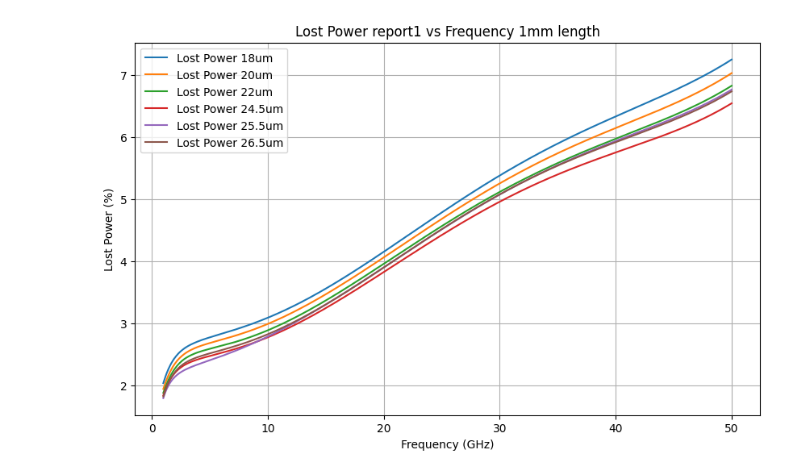
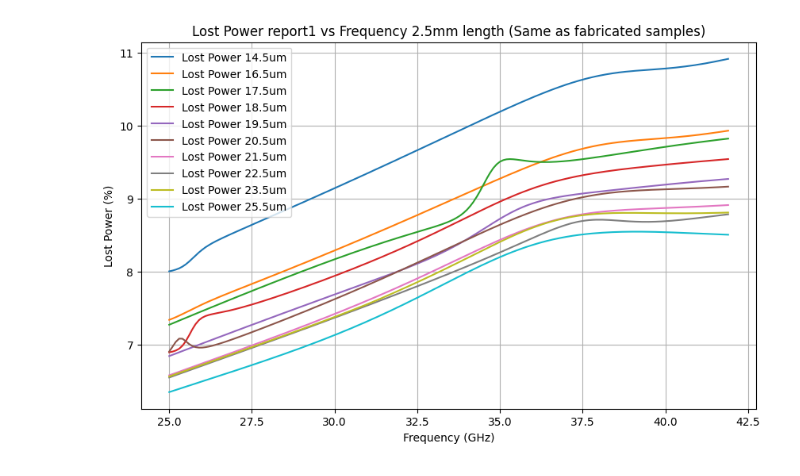
Before and after one commit to hrithik254/HFSS-layouts, a Jupyter notebook: Reports/Report1/graphs.ipynb, the cells around one changed output. Drawn from its saved outputs; the diff is of its cells as text; code cells hidden in the pictures.

```diff
--- a/Reports/Report1/graphs.ipynb
+++ b/Reports/Report1/graphs.ipynb
@@ -3,0 +5,3 @@ import matplotlib.pyplot as plt
+# %%
+min_freq = 25 #ghz
+max_freq = 42 #ghz
@@ -5,15 +68,17 @@ import matplotlib.pyplot as plt
 filename = 'Terminal S11 Parameter Plot1.csv'
 fields = []  # Column names
 rows = []    # Data rows
-freq = []
-S11_18um = []
-S11_19um = []
-S11_20um = []
-S11_22um = []
+freqS11 = []
+S11_14_5um = []
+S11_16_5um = []
+S11_17_5um = []
+S11_18_5um = []
+S11_19_5um = []
+S11_20_5um = []
+S11_21_5um = []
+S11_22_5um = []
 S11_23_5um = []
-S11_24_5um = []
 S11_25_5um = []
-S11_26_5um = []
 with open(filename, 'r') as csvfile:
     csvreader = csv.reader(csvfile)  # Reader object
 
@@ -94,44 +236,57 @@ plt.show()
 # %%
 filename = 'lost_power_fraction.csv'
 fields = []  # Column names
 rows = []    # Data rows
-freq = []
-LostPower_18um = []
-LostPower_19um = []
-LostPower_20um = []
-LostPower_22um = []
+freq_LPF = []
+LostPower_14_5um = []
+LostPower_16_5um = []
+LostPower_17_5um = []
+LostPower_18_5um = []
+LostPower_19_5um = []
+LostPower_20_5um = []
+LostPower_21_5um = []
+LostPower_22_5um = []
 LostPower_23_5um = []
-LostPower_24_5um = []
 LostPower_25_5um = []
-LostPower_26_5um = []
+
 with open(filename, 'r') as csvfile:
     csvreader = csv.reader(csvfile)  # Reader object
 
     fields = next(csvreader)  # Read header
     for row in csvreader:     # Read rows
         rows.append(row)
 for r in rows:
-    freq.append(float(r[0]))
-    LostPower_18um.append(100*float(r[1]))
-    LostPower_19um.append(100*float(r[2]))
-    LostPower_20um.append(100*float(r[3]))
-    LostPower_22um.append(100*float(r[4]))
-    LostPower_23_5um.append(100*float(r[5]))
-    LostPower_24_5um.append(100*float(r[6]))
-    LostPower_25_5um.append(100*float(r[7]))
-    LostPower_26_5um.append(100*float(r[8]))
+    freq_LPF.append(float(r[0]))
+    LostPower_14_5um.append(100*float(r[1]))
+    LostPower_16_5um.append(100*float(r[2]))
+    LostPower_17_5um.append(100*float(r[3]))
+    LostPower_18_5um.append(100*float(r[4]))
+    LostPower_19_5um.append(100*float(r[5]))
+    LostPower_20_5um.append(100*float(r[6]))
+    LostPower_21_5um.append(100*float(r[7]))
+    LostPower_22_5um.append(100*float(r[8]))
+    LostPower_23_5um.append(100*float(r[9]))
+    LostPower_25_5um.append(100*float(r[10]))
+
+min_freq_index = freq_LPF.index(min(filter(lambda f: f >= min_freq, freq_LPF)))
+max_freq_index = freq_LPF.index(max(filter(lambda f: f <= max_freq, freq_LPF)))
+
 plt.figure(figsize=(10, 6))
-plt.plot(freq, LostPower_18um, label="Lost Power 18um")
-plt.plot(freq, LostPower_20um, label="Lost Power 20um")
-plt.plot(freq, LostPower_22um, label="Lost Power 22um")
-plt.plot(freq, LostPower_24_5um, label="Lost Power 24.5um")
-plt.plot(freq, LostPower_25_5um, label="Lost Power 25.5um")
-plt.plot(freq, LostPower_26_5um, label="Lost Power 26.5um")
+plt.plot(freq_LPF[min_freq_index:max_freq_index], LostPower_14_5um[min_freq_index:max_freq_index], label="Lost Power 14.5um")
+plt.plot(freq_LPF[min_freq_index:max_freq_index], LostPower_16_5um[min_freq_index:max_freq_index], label="Lost Power 16.5um")
+plt.plot(freq_LPF[min_freq_index:max_freq_index], LostPower_17_5um[min_freq_index:max_freq_index], label="Lost Power 17.5um")
+plt.plot(freq_LPF[min_freq_index:max_freq_index], LostPower_18_5um[min_freq_index:max_freq_index], label="Lost Power 18.5um")
+plt.plot(freq_LPF[min_freq_index:max_freq_index], LostPower_19_5um[min_freq_index:max_freq_index], label="Lost Power 19.5um")
+plt.plot(freq_LPF[min_freq_index:max_freq_index], LostPower_20_5um[min_freq_index:max_freq_index], label="Lost Power 20.5um")
+plt.plot(freq_LPF[min_freq_index:max_freq_index], LostPower_21_5um[min_freq_index:max_freq_index], label="Lost Power 21.5um")
+plt.plot(freq_LPF[min_freq_index:max_freq_index], LostPower_22_5um[min_freq_index:max_freq_index], label="Lost Power 22.5um")
+plt.plot(freq_LPF[min_freq_index:max_freq_index], LostPower_23_5um[min_freq_index:max_freq_index], label="Lost Power 23.5um")
+plt.plot(freq_LPF[min_freq_index:max_freq_index], LostPower_25_5um[min_freq_index:max_freq_index], label="Lost Power 25.5um")
 plt.xlabel("Frequency (GHz)")
 plt.ylabel("Lost Power (%)")
-plt.title("Lost Power report1 vs Frequency 1mm length")
+plt.title("Lost Power report1 vs Frequency 2.5mm length (Same as fabricated samples)")
 plt.legend()
 plt.grid(True)
 plt.show()
 # %% [output]
-[figure, old version]
+[figure, new version]
```
Also changed, not shown: parts of 10 cells of this notebook, 13 other files.
